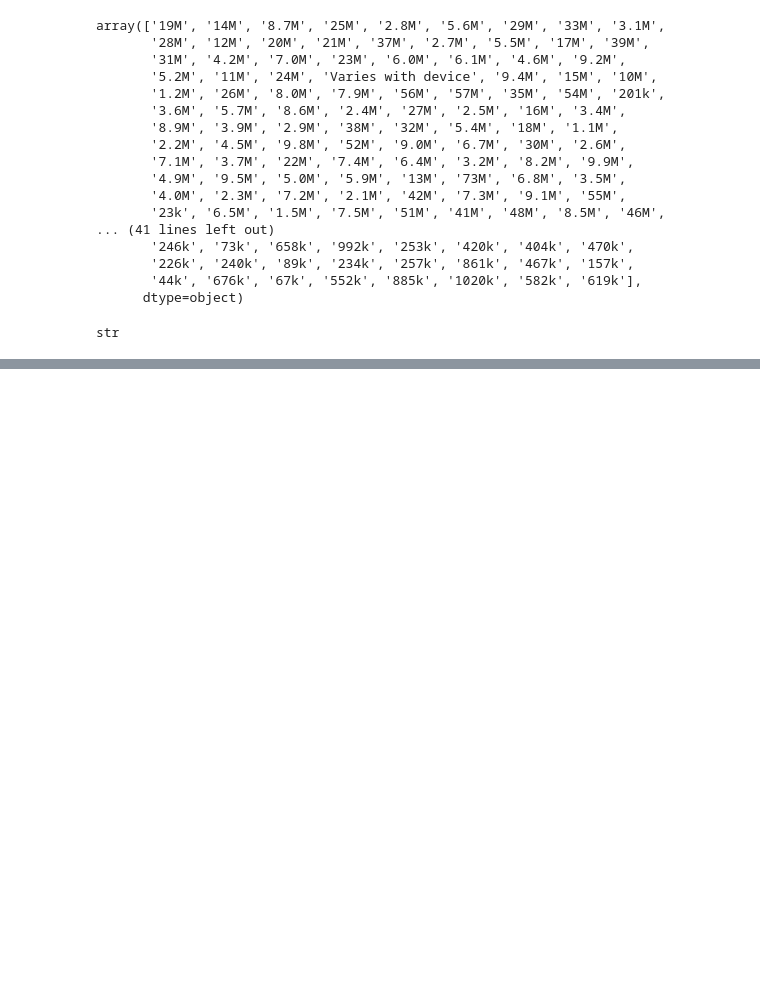
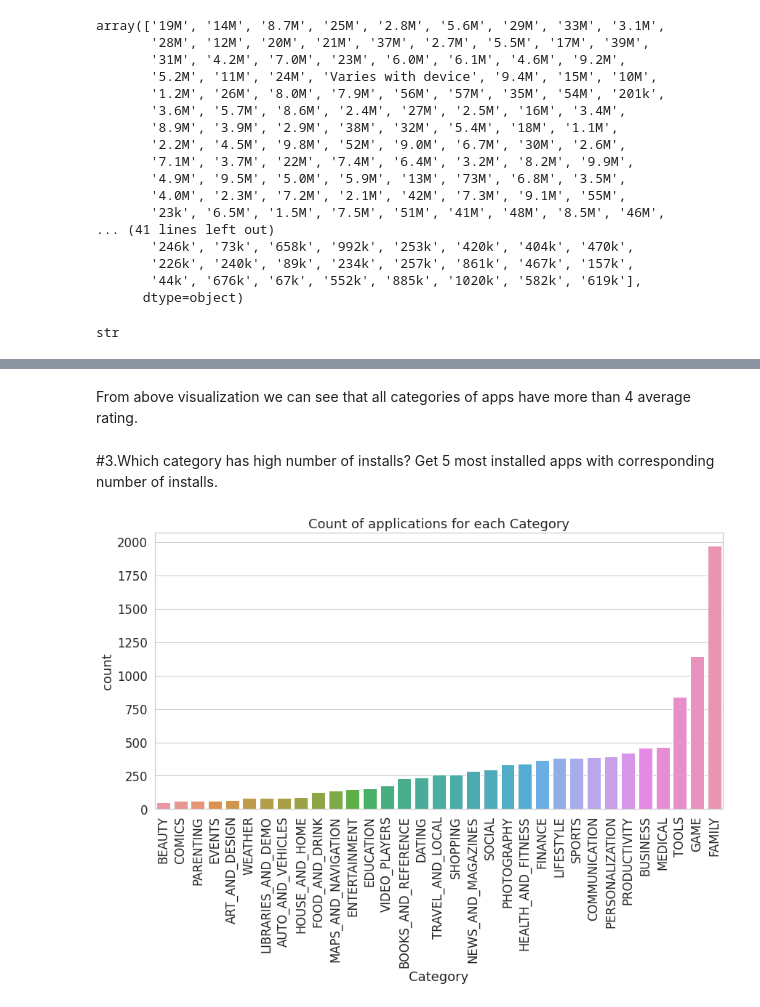
Before and after one commit to omajipawar/Play-Store-App-Review-Analysis, a Jupyter notebook: Play_Store_App_Review_Analysis(Omaji_pawar)_Capstone_Project.ipynb, the cells around one changed output, grey strips where cells are left out. Drawn from its saved outputs; the diff is of its cells as text; code cells hidden in the pictures; blank space fills up the shorter version.

```diff
--- a/Play_Store_App_Review_Analysis(Omaji_pawar)_Capstone_Project.ipynb
+++ b/Play_Store_App_Review_Analysis(Omaji_pawar)_Capstone_Project.ipynb
@@ -353,0 +427,15 @@ df.head()
+# %% [markdown]
+From above visualization we can see that all categories of apps have more than 4 average rating.
+# %% [markdown]
+#3.Which category has high number of installs? Get 5 most installed apps with corresponding number of installs.
+# %%
+#Plotting category wise counts of apps
+plt.figure(figsize=(14,7))
+plt.xticks(rotation=90)
+plt.xlabel("Category")
+plt.ylabel("Number of application")
+plt.title("Count of applications for each Category")
+sns.countplot(x ='Category', data = df,order=df['Category'].value_counts().sort_values().index)
+plt.show()
+# %% [output]
+[figure, added]
```
Also changed, not shown: parts of 16 cells of this notebook.
